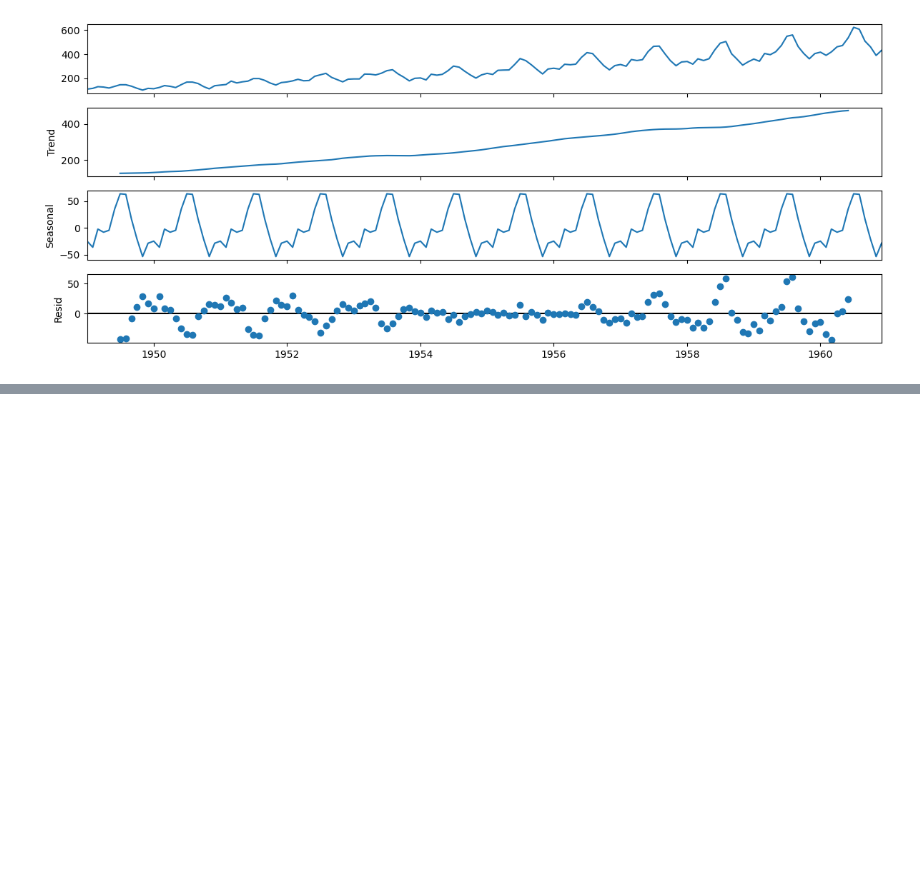
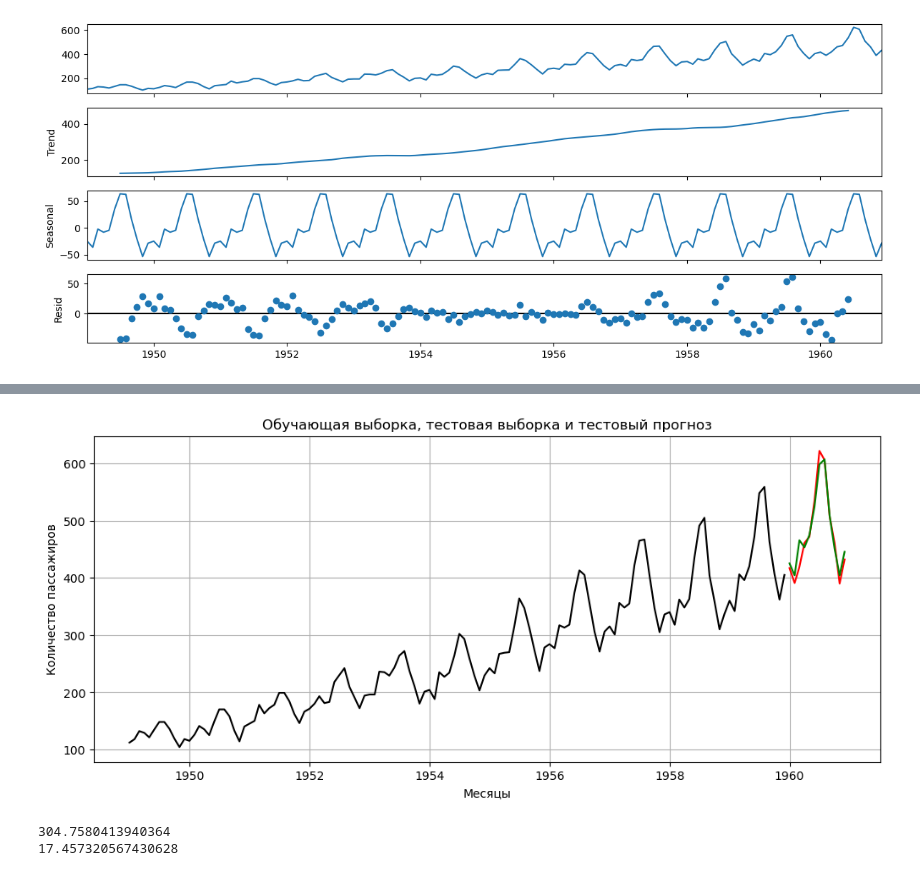
Before and after one commit to ShaidulinAndrew/ML_algoritms_classes, a Jupyter notebook: Time_series/ARIMA.ipynb, the cells around one changed output, grey strips where cells are left out. Drawn from its saved outputs; the diff is of its cells as text; code cells hidden in the pictures; blank space fills up the shorter version.

```diff
--- a/Time_series/ARIMA.ipynb
+++ b/Time_series/ARIMA.ipynb
@@ -84,0 +120,10 @@ plt.show()
+# %%
+# делаем прогноз
+# тестовый прогнозный период начнется с конца обучающего периода
+start = len(train)
+
+# и закончится в конце тестового
+end = len(train) + len(test) - 1
+
+predictions = result.predict(start, end)
+predictions
@@ -84,0 +144,26 @@ plt.show()
+# %%
+# выведем три кривые (обучающая, тестовая выборка и тестовый прогноз)
+plt.plot(train, color = "black")
+plt.plot(test, color = "red")
+plt.plot(predictions, color = "green")
+
+# заголовок и подписи к осям
+plt.title("Обучающая выборка, тестовая выборка и тестовый прогноз")
+plt.ylabel('Количество пассажиров')
+plt.xlabel('Месяцы')
+
+# добавим сетку
+plt.grid()
+
+plt.show()
+# %% [output]
+[figure, added]
+# %%
+# расчитаем MSE
+print(mean_squared_error(test, predictions))
+
+# расчитаем RMSE
+print(np.sqrt(mean_squared_error(test, predictions)))
+# %% [output]
+304.7580413940364
+17.457320567430628
```
Also changed, not shown: parts of 9 cells of this notebook.
